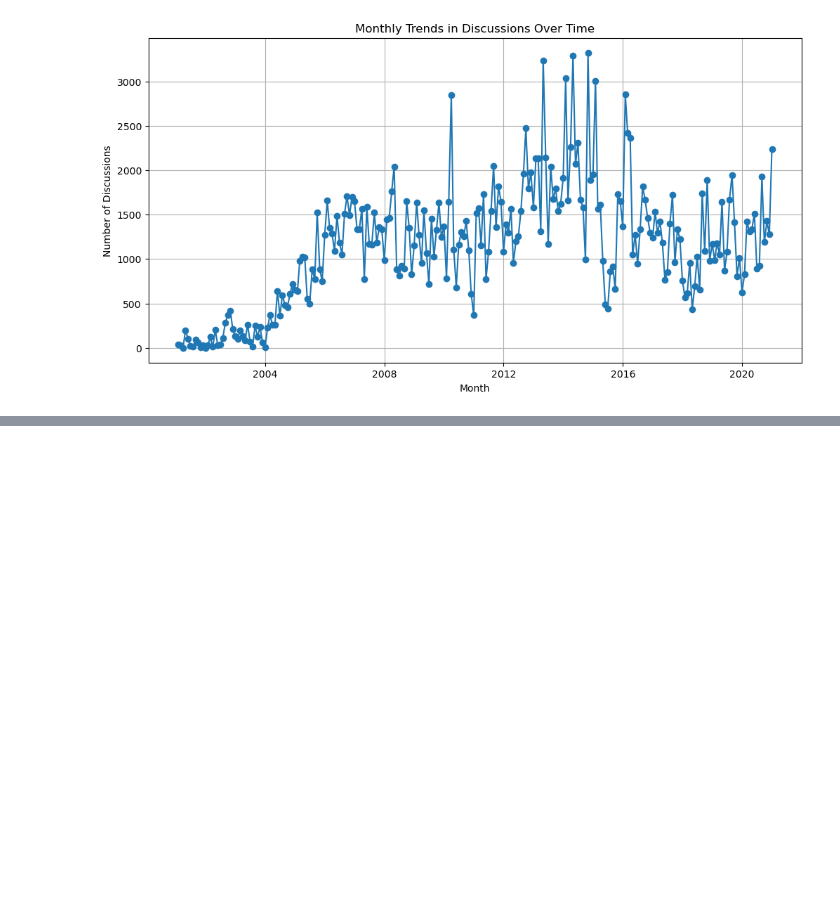
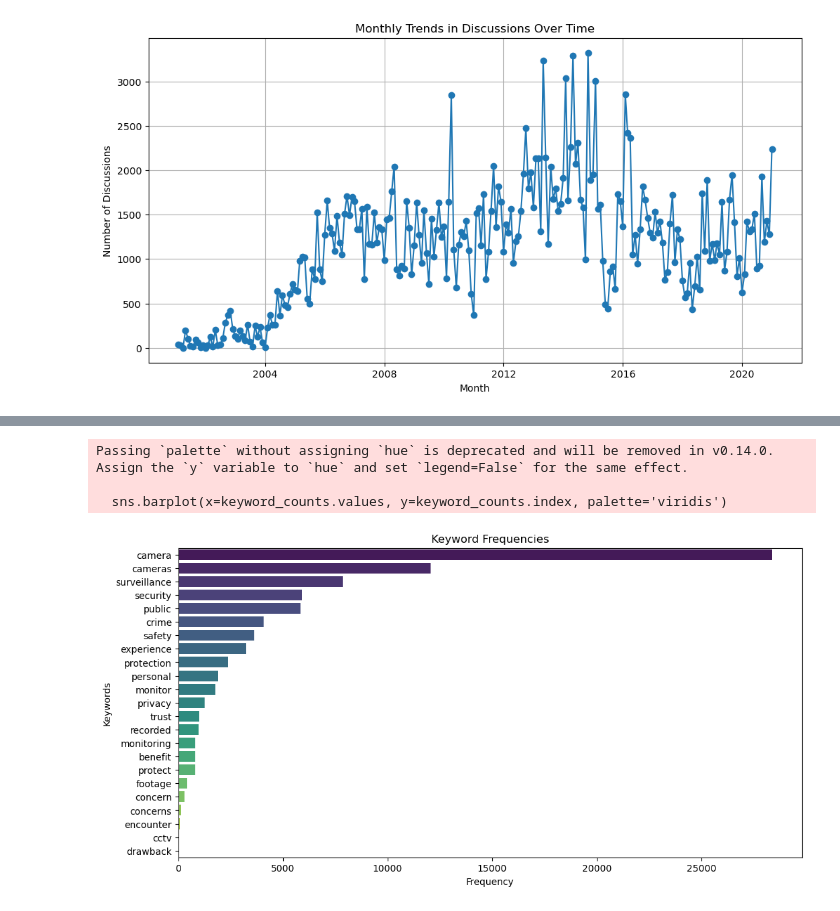
Before and after one commit to fahadchauhan/Public-Sentiment-and-Spatial-Distribution-of-Security-Cameras, a Jupyter notebook: suomi24/Trends.ipynb, the cells around one changed output, grey strips where cells are left out. Saved outputs shown, nothing was run; the diff lists cells and outputs as text; code cells hidden in the pictures; blank space fills up the shorter version.

```diff
--- a/suomi24/Trends.ipynb
+++ b/suomi24/Trends.ipynb
@@ -78,0 +98,20 @@ plt.show()
+# %%
+# Define keywords related to privacy, security, and personal experiences
+keywords = ['privacy', 'data breach', 'trust', 'recorded', 'safety', 'security', 'crime', 'protection', 'encounter', 'experience', 'benefit', 'drawback', 'camera', 'public', 'cctv', 'surveillance', 'concern', 'protect', 'monitoring', 'footage', 'personal', 'cameras', 'concerns', 'monitor']
+
+# Count the frequency of each keyword in the processed text
+keyword_counts = df['processed_text'].str.split(expand=True).stack().value_counts()
+keyword_counts = keyword_counts[keyword_counts.index.isin(keywords)]
+
+# Plot the keyword frequencies
+plt.figure(figsize=(12, 6))
+sns.barplot(x=keyword_counts.values, y=keyword_counts.index, palette='viridis')
+plt.title('Keyword Frequencies')
+plt.xlabel('Frequency')
+plt.ylabel('Keywords')
+plt.show()
+# %% [output]
+Passing `palette` without assigning `hue` is deprecated and will be removed in v0.14.0. Assign the `y` variable to `hue` and set `legend=False` for the same effect.
+
+  sns.barplot(x=keyword_counts.values, y=keyword_counts.index, palette='viridis')
+[figure, added]
```
Also changed, not shown: parts of 5 cells of this notebook.
